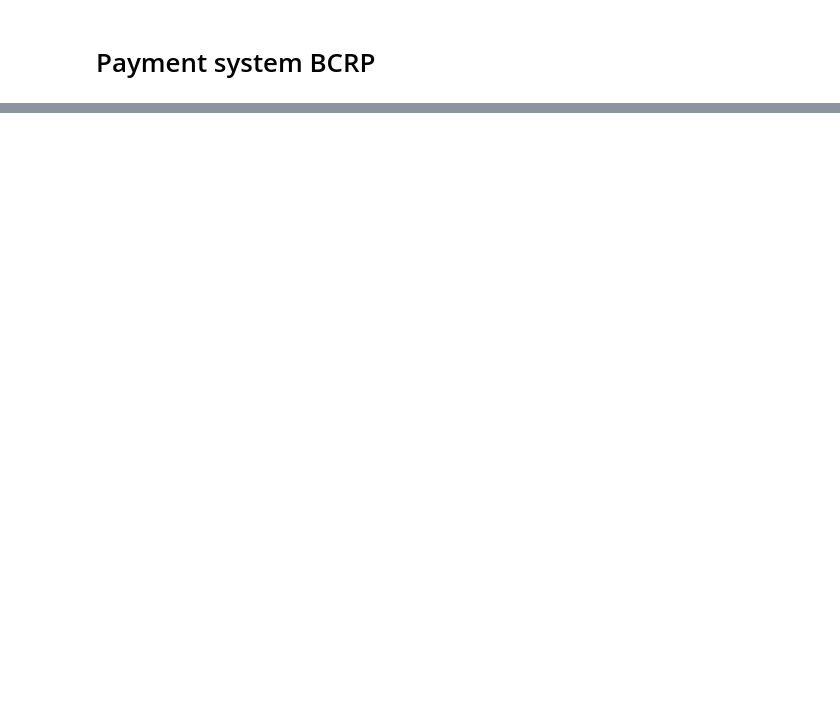
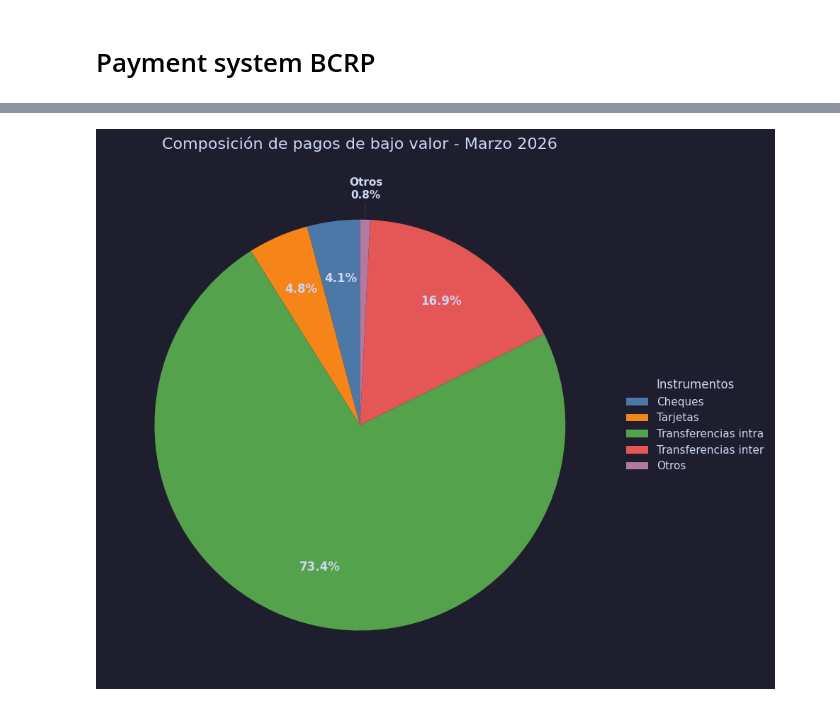
Before and after one commit to FerCorcuera/BCRP-ANALYTICS, a Jupyter notebook: payment-system/notebooks/exploring_data.ipynb, the cells around one changed output, grey strips where cells are left out. Cells and saved outputs as stored; diff of their text form; code cells hidden in the pictures; blank space fills up the shorter version.

```diff
--- a/payment-system/notebooks/exploring_data.ipynb
+++ b/payment-system/notebooks/exploring_data.ipynb
@@ -77,0 +245,89 @@ df_instrumentos_bajo_valor.head()
+# %%
+colors = [
+    "#4c78a8",
+    "#f58518",
+    "#54a24b",
+    "#e45756",
+    "#b279a2",
+]
+
+df_pie = df_instr_alto_bajo_valor[
+    df_instr_alto_bajo_valor["period"] == pd.Timestamp("2026-03-01")
+]
+
+otros = (
+    df_pie["bajo_valor_debitos_directos"].values[0]
+    + df_pie["bajo_valor_dinero_electronico"].values[0]
+)
+
+labels = [
+    "Cheques",
+    "Tarjetas",
+    "Transferencias intra",
+    "Transferencias inter",
+    "Otros",
+]
+
+values = [
+    df_pie["bajo_valor_cheques"].values[0],
+    df_pie["bajo_valor_tarjetas_pago"].values[0],
+    df_pie["bajo_valor_transferencias_intrabancarias"].values[0],
+    df_pie["bajo_valor_transferencias_interbancarias"].values[0],
+    otros,
+]
+
+fig, ax = plt.subplots(figsize=(10, 8))
+
+wedges, texts, autotexts = ax.pie(
+    values,
+    autopct=lambda p: f"{p:.1f}%" if p > 2 else "",
+    startangle=90,
+    pctdistance=0.72,
+    textprops={"fontsize": 12},
+    colors=colors,
+)
+
+otros_pct = values[-1] / sum(values) * 100
+wedge = wedges[-1]
+
+angle = (wedge.theta2 + wedge.theta1) / 2
+
+x = 1.15 * np.cos(np.deg2rad(angle))
+y = 1.15 * np.sin(np.deg2rad(angle))
+
+ax.annotate(
+    f"Otros\n{otros_pct:.1f}%",
+    xy=(np.cos(np.deg2rad(angle)), np.sin(np.deg2rad(angle))),
+    xytext=(x, y),
+    fontsize=11,
+    fontweight="bold",
+    ha="center",
+    va="center",
+    arrowprops=dict(arrowstyle="-"),
+)
+
+for autotext in autotexts:
+    autotext.set_fontsize(12)
+    autotext.set_fontweight("bold")
+
+ax.legend(
+    wedges,
+    labels,
+    title="Instrumentos",
+    loc="center left",
+    bbox_to_anchor=(1, 0.5),
+    frameon=False,
+    fontsize=11,
+    title_fontsize=12,
+)
+
+ax.set_title(
+    "Composición de pagos de bajo valor - Marzo 2026",
+    fontsize=16,
+    pad=20,
+)
+
+plt.tight_layout()
+plt.show()
+# %% [output]
+[figure, added]
```
Also changed, not shown: parts of 14 cells of this notebook, 1 other file.
